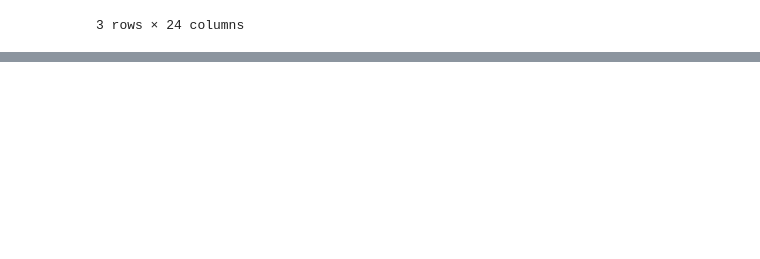
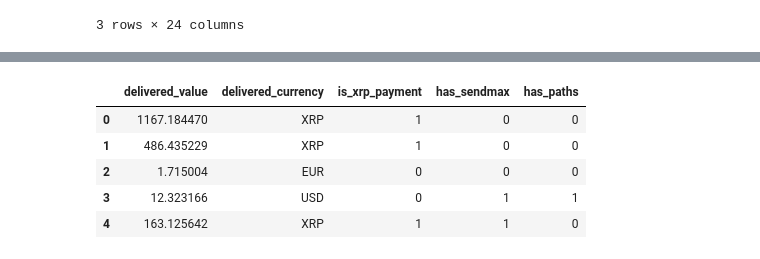
Before and after one commit to ahreumlee-dev/decode-detect-hackathon, a Jupyter notebook: notebooks/01_data_cleaning.ipynb, the cells around one changed output, grey strips where cells are left out. Saved outputs shown, nothing was run; the diff lists cells and outputs as text; code cells hidden in the pictures; blank space fills up the shorter version.

Commit message:
Complete data cleaning and payment feature engineering

```diff
--- a/notebooks/01_data_cleaning.ipynb
+++ b/notebooks/01_data_cleaning.ipynb
@@ -282,0 +469,14 @@ is_suspicious                             int64
+# %%
+complex_columns = [
+    "DELIVERED_AMOUNT",
+    "EXTRA_TRANSACTION_FIELDS"
+]
+
+for col in complex_columns:
+    print(f"\n=== {col} ===")
+    print("Data type:", train_features_encoded[col].dtype)
+    print("Unique values:", train_features_encoded[col].nunique())
+
+    print("\nSample values:")
+    for value in train_features_encoded[col].head(5):
+        print(repr(value))
@@ -282,0 +505,62 @@ is_suspicious                             int64
+# %%
+import json
+import pandas as pd
+
+def parse_delivered_amount(value):
+    amount = json.loads(value)
+
+    if isinstance(amount, dict):
+        return pd.Series({
+            "delivered_value": float(amount["value"]),
+            "delivered_currency": amount["currency"],
+            "is_xrp_payment": 0
+        })
+
+    return pd.Series({
+        "delivered_value": float(amount) / 1_000_000,
+        "delivered_currency": "XRP",
+        "is_xrp_payment": 1
+    })
+
+
+# Parse delivered amounts
+amount_features = train_features_encoded[
+    "DELIVERED_AMOUNT"
+].apply(parse_delivered_amount)
+
+train_features_encoded = pd.concat(
+    [train_features_encoded, amount_features],
+    axis=1
+)
+
+# Parse additional transaction fields
+extra_fields = train_features_encoded[
+    "EXTRA_TRANSACTION_FIELDS"
+].apply(json.loads)
+
+train_features_encoded["has_sendmax"] = extra_fields.apply(
+    lambda x: int("SendMax" in x)
+)
+
+train_features_encoded["has_paths"] = extra_fields.apply(
+    lambda x: int(bool(x.get("Paths")))
+)
+
+display(
+    train_features_encoded[
+        [
+            "delivered_value",
+            "delivered_currency",
+            "is_xrp_payment",
+            "has_sendmax",
+            "has_paths"
+        ]
+    ].head()
+)
+# %% [output]
+|  | delivered_value | delivered_currency | is_xrp_payment | has_sendmax | has_paths |
+| 0 | 1167.184470 | XRP | 1 | 0 | 0 |
+| 1 | 486.435229 | XRP | 1 | 0 | 0 |
+| 2 | 1.715004 | EUR | 0 | 0 | 0 |
+| 3 | 12.323166 | USD | 0 | 1 | 1 |
+| 4 | 163.125642 | XRP | 1 | 1 | 0 |
```
Also changed, not shown: parts of 19 cells of this notebook.
